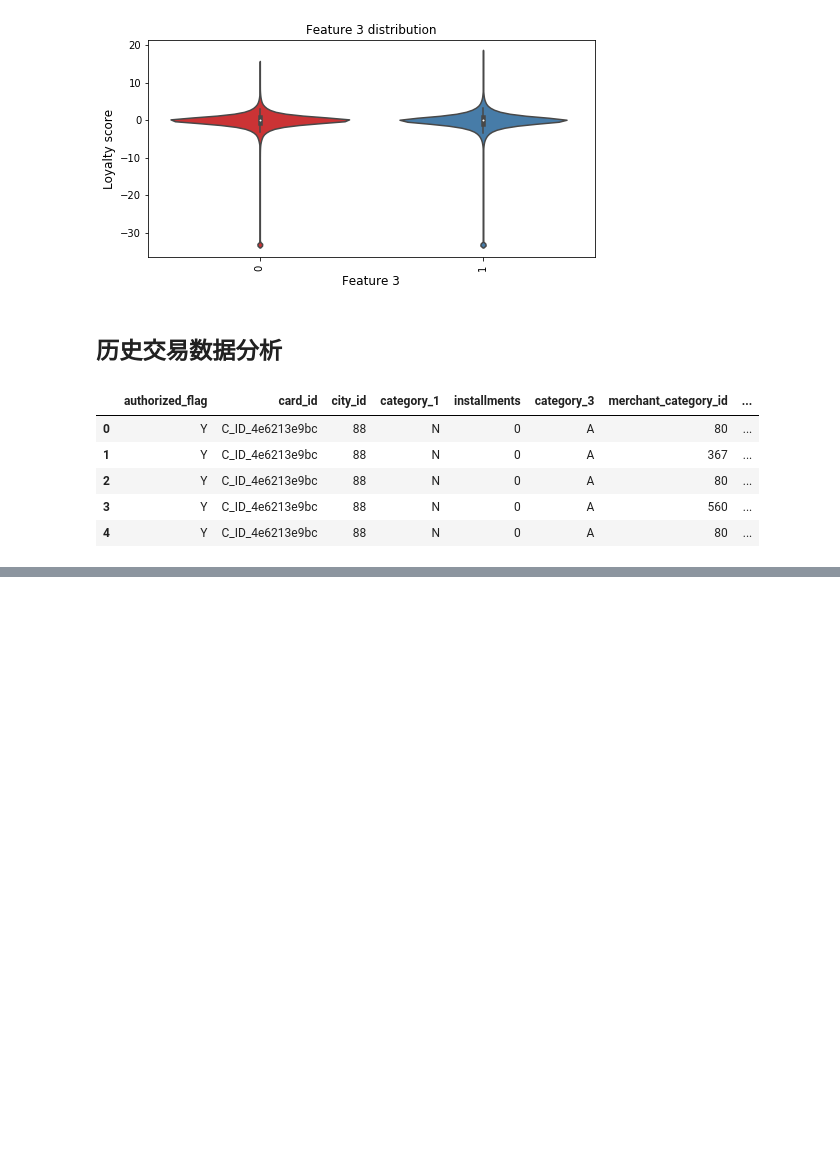
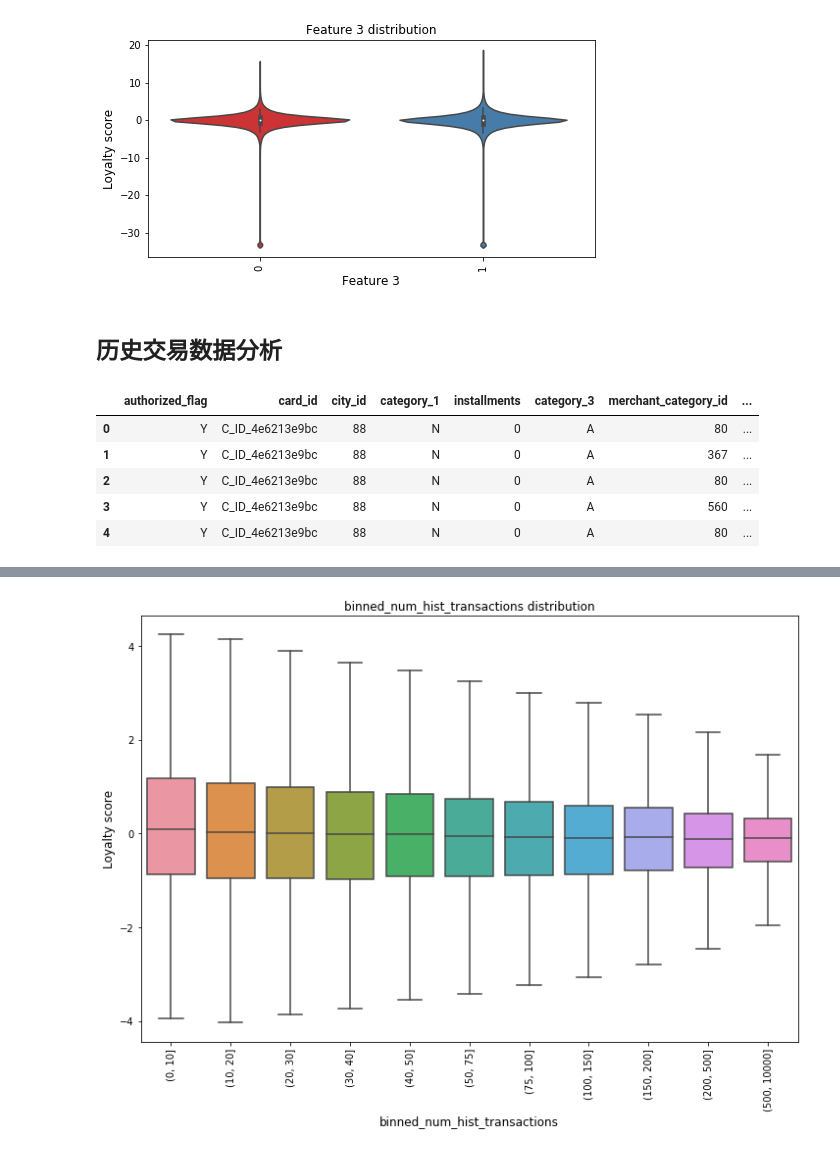
Before and after one commit to tusonggao/Kaggle_code, a Jupyter notebook: elo-merchant-category-recommendation/elo-merchant-category-recommendation_EDA.ipynb, the cells around one changed output, grey strips where cells are left out. Drawn from its saved outputs; the diff is of its cells as text; code cells hidden in the pictures; blank space fills up the shorter version.

```diff
--- a/elo-merchant-category-recommendation/elo-merchant-category-recommendation_EDA.ipynb
+++ b/elo-merchant-category-recommendation/elo-merchant-category-recommendation_EDA.ipynb
@@ -207,3 +208,17 @@ fig = go.Figure(data=data, layout=layout)
 py.iplot(fig, filename="Histtranscnt")
 # %% [output]
 [interactive output not drawn]
+# %%
+bins = [0, 10, 20, 30, 40, 50, 75, 100, 150, 200, 500, 10000]
+train_df['binned_num_hist_transactions'] = pd.cut(train_df['num_hist_transactions'], bins)
+cnt_srs = train_df.groupby("binned_num_hist_transactions")[target_col].mean()
+
+plt.figure(figsize=(12,8))
+sns.boxplot(x="binned_num_hist_transactions", y=target_col, data=train_df, showfliers=False)
+plt.xticks(rotation='vertical')
+plt.xlabel('binned_num_hist_transactions', fontsize=12)
+plt.ylabel('Loyalty score', fontsize=12)
+plt.title("binned_num_hist_transactions distribution")
+plt.show()
+# %% [output]
+[figure, added]
```
Also changed, not shown: parts of 16 cells of this notebook.
